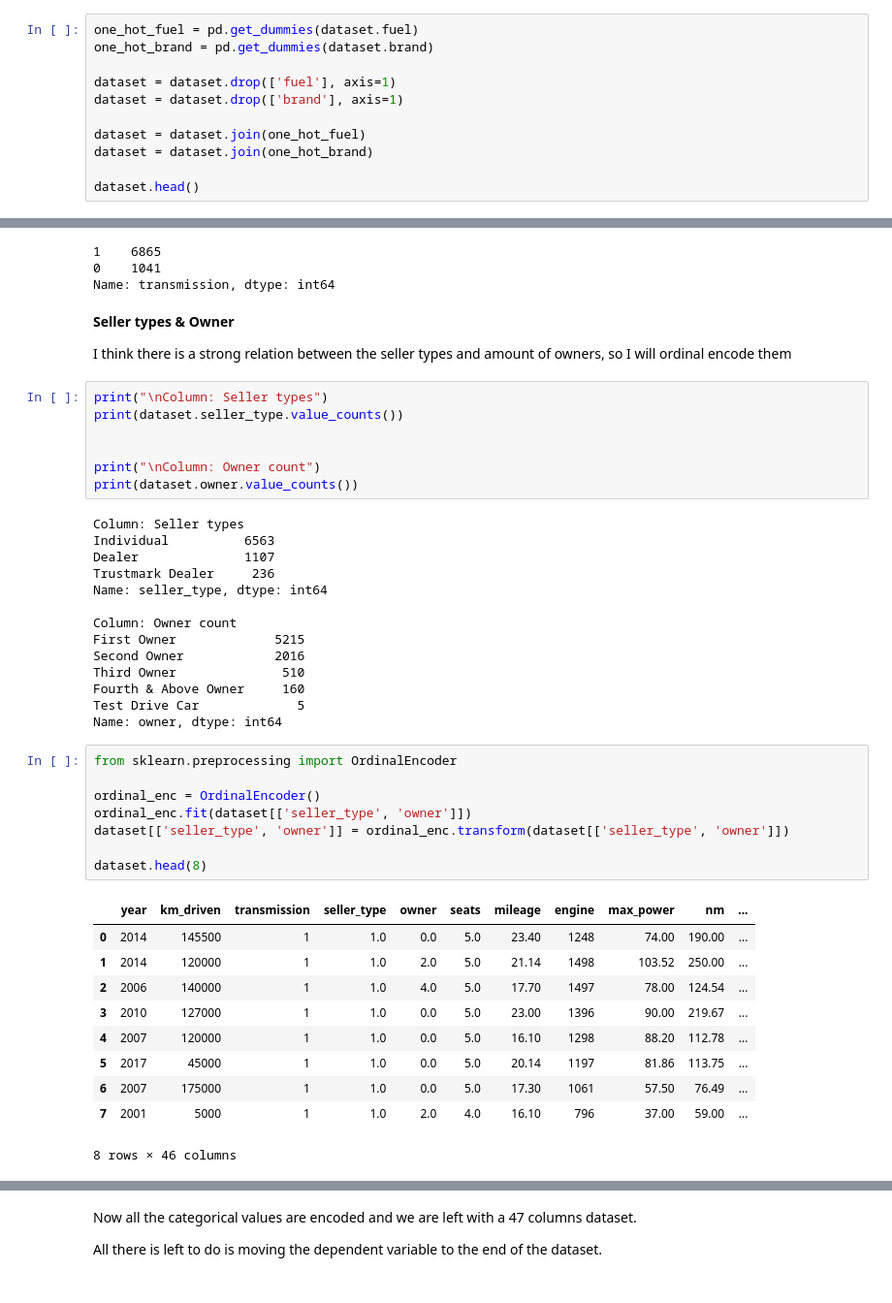
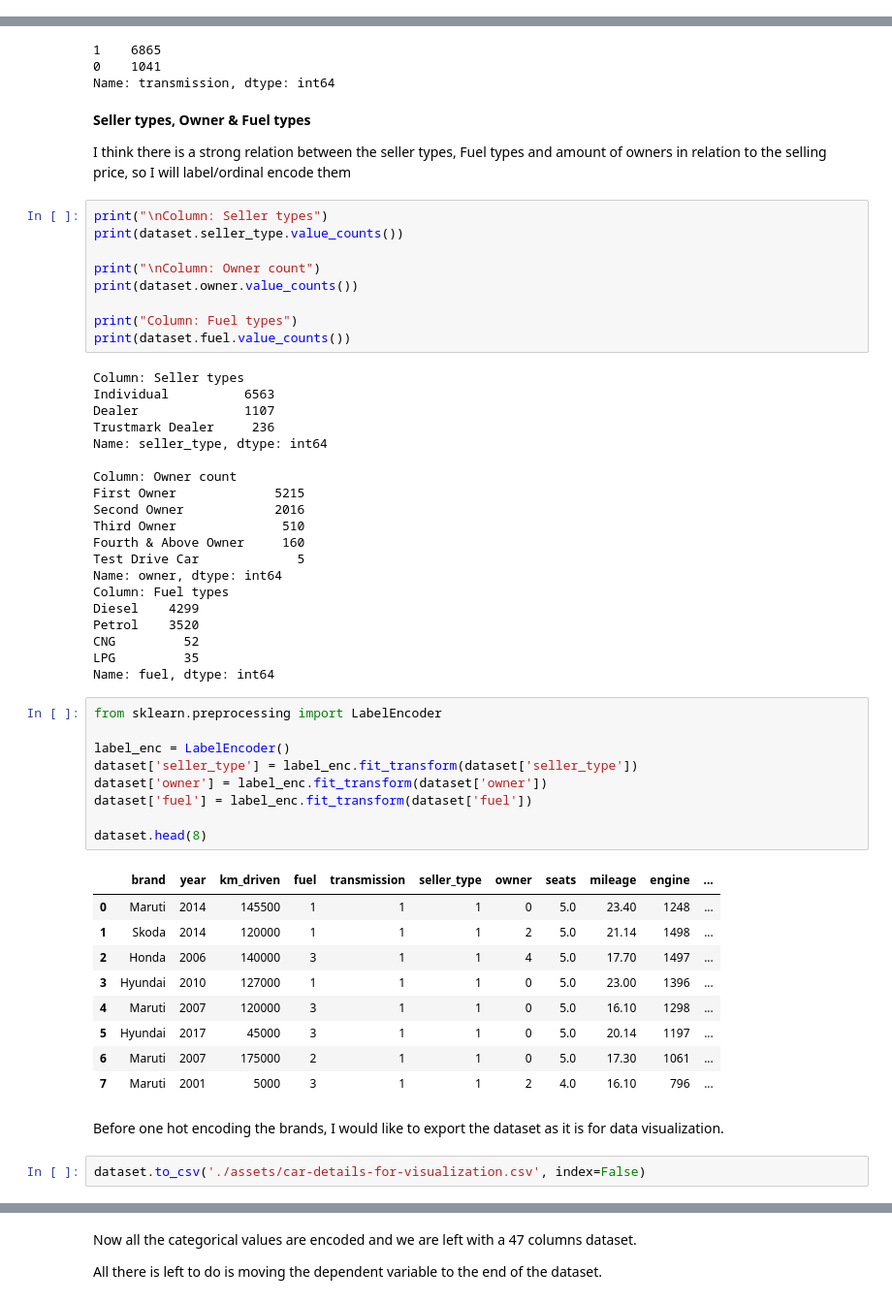
Before and after one commit to mnbuhl/used-car-price, a Jupyter notebook: data_preprocessing.ipynb, the cells around one changed output, grey strips where cells are left out. Shown: that part at 97% size. Saved outputs shown, nothing was run; the diff lists cells and outputs as text.

```diff
--- a/data_preprocessing.ipynb
+++ b/data_preprocessing.ipynb
@@ -339,11 +324,0 @@ Name: fuel, dtype: int64
-# %%
-one_hot_fuel = pd.get_dummies(dataset.fuel)
-one_hot_brand = pd.get_dummies(dataset.brand)
-
-dataset = dataset.drop(['fuel'], axis=1)
-dataset = dataset.drop(['brand'], axis=1)
-
-dataset = dataset.join(one_hot_fuel)
-dataset = dataset.join(one_hot_brand)
-
-dataset.head()
@@ -380,16 +347,18 @@ dataset.transmission.value_counts()
 0    1041
 Name: transmission, dtype: int64
 # %% [markdown]
-**Seller types & Owner**
+**Seller types, Owner & Fuel types**
 
-I think there is a strong relation between the seller types and amount of owners, so I will ordinal encode them
+I think there is a strong relation between the seller types, Fuel types and amount of owners in relation to the selling price, so I will label/ordinal encode them
 # %%
 print("\nColumn: Seller types")
 print(dataset.seller_type.value_counts())
 
-
 print("\nColumn: Owner count")
 print(dataset.owner.value_counts())
+
+print("Column: Fuel types")
+print(dataset.fuel.value_counts())
 # %% [output]
 Column: Seller types
 Individual          6563
@@ -404,22 +373,32 @@ Third Owner              510
 Fourth & Above Owner     160
 Test Drive Car             5
 Name: owner, dtype: int64
+Column: Fuel types
+Diesel    4299
+Petrol    3520
+CNG         52
+LPG         35
+Name: fuel, dtype: int64
 # %%
-from sklearn.preprocessing import OrdinalEncoder
+from sklearn.preprocessing import LabelEncoder
 
-ordinal_enc = OrdinalEncoder()
-ordinal_enc.fit(dataset[['seller_type', 'owner']])
-dataset[['seller_type', 'owner']] = ordinal_enc.transform(dataset[['seller_type', 'owner']])
+label_enc = LabelEncoder()
+dataset['seller_type'] = label_enc.fit_transform(dataset['seller_type'])
+dataset['owner'] = label_enc.fit_transform(dataset['owner'])
+dataset['fuel'] = label_enc.fit_transform(dataset['fuel'])
 
 dataset.head(8)
 # %% [output]
-|  | year | km_driven | transmission | seller_type | owner | seats | mileage | engine | max_power | nm | ... |
-| 0 | 2014 | 145500 | 1 | 1.0 | 0.0 | 5.0 | 23.40 | 1248 | 74.00 | 190.00 | ... |
-| 1 | 2014 | 120000 | 1 | 1.0 | 2.0 | 5.0 | 21.14 | 1498 | 103.52 | 250.00 | ... |
-| 2 | 2006 | 140000 | 1 | 1.0 | 4.0 | 5.0 | 17.70 | 1497 | 78.00 | 124.54 | ... |
-| 3 | 2010 | 127000 | 1 | 1.0 | 0.0 | 5.0 | 23.00 | 1396 | 90.00 | 219.67 | ... |
-| 4 | 2007 | 120000 | 1 | 1.0 | 0.0 | 5.0 | 16.10 | 1298 | 88.20 | 112.78 | ... |
-| 5 | 2017 | 45000 | 1 | 1.0 | 0.0 | 5.0 | 20.14 | 1197 | 81.86 | 113.75 | ... |
-| 6 | 2007 | 175000 | 1 | 1.0 | 0.0 | 5.0 | 17.30 | 1061 | 57.50 | 76.49 | ... |
-| 7 | 2001 | 5000 | 1 | 1.0 | 2.0 | 4.0 | 16.10 | 796 | 37.00 | 59.00 | ... |
+|  | brand | year | km_driven | fuel | transmission | seller_type | owner | seats | mileage | engine | ... |
+| 0 | Maruti | 2014 | 145500 | 1 | 1 | 1 | 0 | 5.0 | 23.40 | 1248 | ... |
+| 1 | Skoda | 2014 | 120000 | 1 | 1 | 1 | 2 | 5.0 | 21.14 | 1498 | ... |
+| 2 | Honda | 2006 | 140000 | 3 | 1 | 1 | 4 | 5.0 | 17.70 | 1497 | ... |
+| 3 | Hyundai | 2010 | 127000 | 1 | 1 | 1 | 0 | 5.0 | 23.00 | 1396 | ... |
+| 4 | Maruti | 2007 | 120000 | 3 | 1 | 1 | 0 | 5.0 | 16.10 | 1298 | ... |
+| 5 | Hyundai | 2017 | 45000 | 3 | 1 | 1 | 0 | 5.0 | 20.14 | 1197 | ... |
+| 6 | Maruti | 2007 | 175000 | 2 | 1 | 1 | 0 | 5.0 | 17.30 | 1061 | ... |
+| 7 | Maruti | 2001 | 5000 | 3 | 1 | 1 | 2 | 4.0 | 16.10 | 796 | ... |
-8 rows × 46 columns
+# %% [markdown]
+Before one hot encoding the brands, I would like to export the dataset as it is for data visualization.
+# %%
+dataset.to_csv('./assets/car-details-for-visualization.csv', index=False)
```
Also changed, not shown: parts of 9 cells of this notebook, 3 other files.
